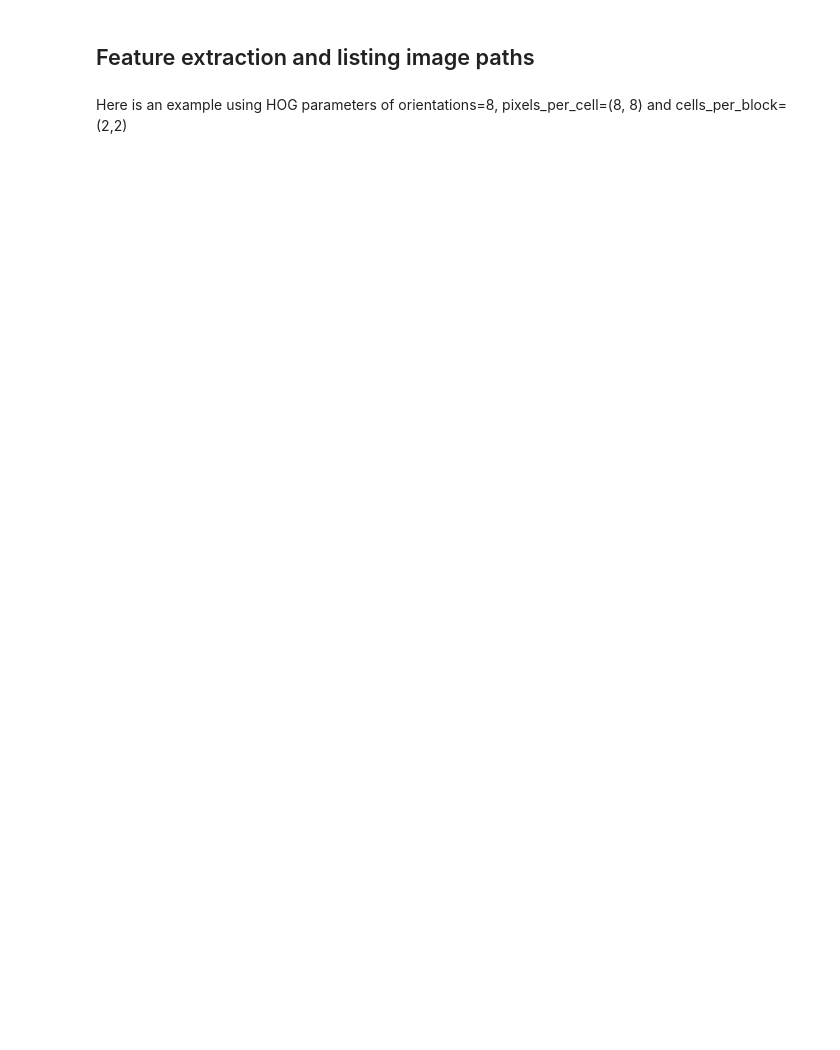
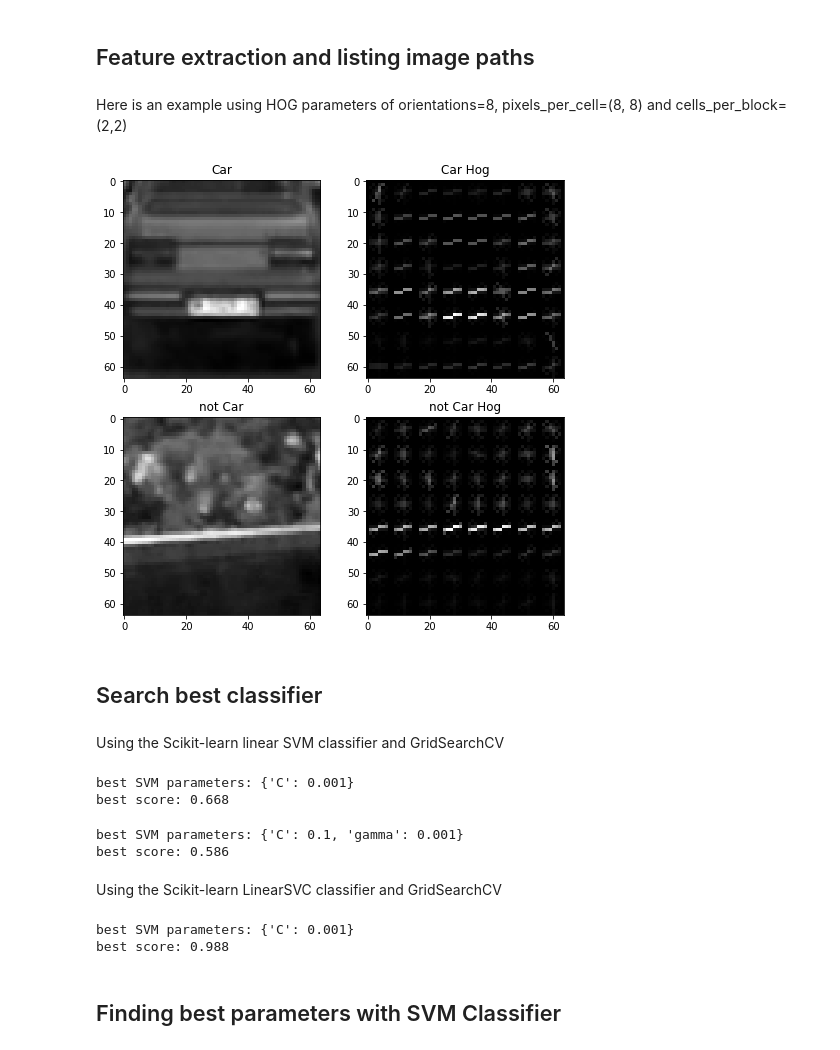
Before and after one commit to linked0/CarND-Vehicle-Detection-2, a Jupyter notebook: vehicle_detection.ipynb, the cells around one changed output. Cells and saved outputs as stored; diff of their text form; code cells hidden in the pictures; blank space fills up the shorter version.

```diff
--- a/vehicle_detection.ipynb
+++ b/vehicle_detection.ipynb
@@ -30,3 +186,53 @@ cars = cars[0:sample_size]
 notcars = notcars[0:sample_size]
 # %% [markdown]
 Here is an example using HOG parameters of orientations=8, pixels_per_cell=(8, 8) and cells_per_block=(2,2)
+# %%
+car_file = cars[np.random.randint(0, sample_size)]
+not_car_file = notcars[np.random.randint(0, sample_size)]
+
+plt.figure(figsize=(8,8))
+image = cv2.imread(car_file)
+gray = cv2.cvtColor(image, cv2.COLOR_BGR2GRAY)
+car_features, car_hog_image = get_hog_features(gray, orient=9,
+                                              pix_per_cell=8, cell_per_block=2,
+                                              vis=True, feature_vec=False)
+plt.subplot(221)
+plt.imshow(gray, cmap='gray')
+plt.title('Car')
+plt.grid(False)
+plt.subplot(222)
+plt.title('Car Hog')
+plt.imshow(car_hog_image, cmap='gray')
+
+image = cv2.imread(not_car_file)
+gray = cv2.cvtColor(image, cv2.COLOR_BGR2GRAY)
+not_car_features, not_car_hog_image = get_hog_features(gray, orient=9,
+                                                      pix_per_cell=8, cell_per_block=2,
+                                                      vis=True, feature_vec=False)
+plt.subplot(223)
+plt.imshow(gray, cmap='gray')
+plt.title('not Car')
+plt.grid(False)
+plt.subplot(224)
+plt.imshow(not_car_hog_image, cmap='gray')
+plt.title('not Car Hog')
+plt.grid(False)
+# %% [output]
+[figure, added]
+# %% [markdown]
+## Search best classifier
+# %% [markdown]
+Using the Scikit-learn linear SVM classifier and GridSearchCV
+# %%
+from sklearn.svm import SVC
+from sklearn.model_selection import GridSearchCV
+parameters = {'C':[0.001, 0.01, 0.1, 1, 10]}
+svc = SVC()
+grid_search = GridSearchCV(svc, parameters)
+grid_search.fit(X, y)
+
+print('best SVM parameters:', grid_search.best_params_)
+print('best score:', grid_search.best_score_)
+# %% [output]
+best SVM parameters: {'C': 0.001}
+best score: 0.668
@@ -32,0 +241,28 @@ Here is an example using HOG parameters of orientations=8, pixels_per_cell=(8, 8
+# %%
+parameters = {'C':[0.001, 0.01, 0.1, 1, 10], 'gamma':[0.001, 0.01, 0.1, 1]}
+svc = SVC(kernel='rbf')
+grid_search = GridSearchCV(svc, parameters)
+grid_search.fit(X, y)
+
+print('best SVM parameters:', grid_search.best_params_)
+print('best score:', grid_search.best_score_)
+# %% [output]
+best SVM parameters: {'C': 0.1, 'gamma': 0.001}
+best score: 0.586
+# %% [markdown]
+Using the Scikit-learn LinearSVC classifier and GridSearchCV
+# %%
+from sklearn.svm import LinearSVC
+from sklearn.model_selection import GridSearchCV
+parameters = {'C':[0.001, 0.01, 0.1, 1, 10]}
+svc = LinearSVC()
+grid_search = GridSearchCV(svc, parameters)
+grid_search.fit(X, y)
+
+print('best SVM parameters:', grid_search.best_params_)
+print('best score:', grid_search.best_score_)
+# %% [output]
+best SVM parameters: {'C': 0.001}
+best score: 0.988
+# %% [markdown]
+## Finding best parameters with SVM Classifier
```
Also changed, not shown: parts of 20 cells of this notebook, 2 other files.
